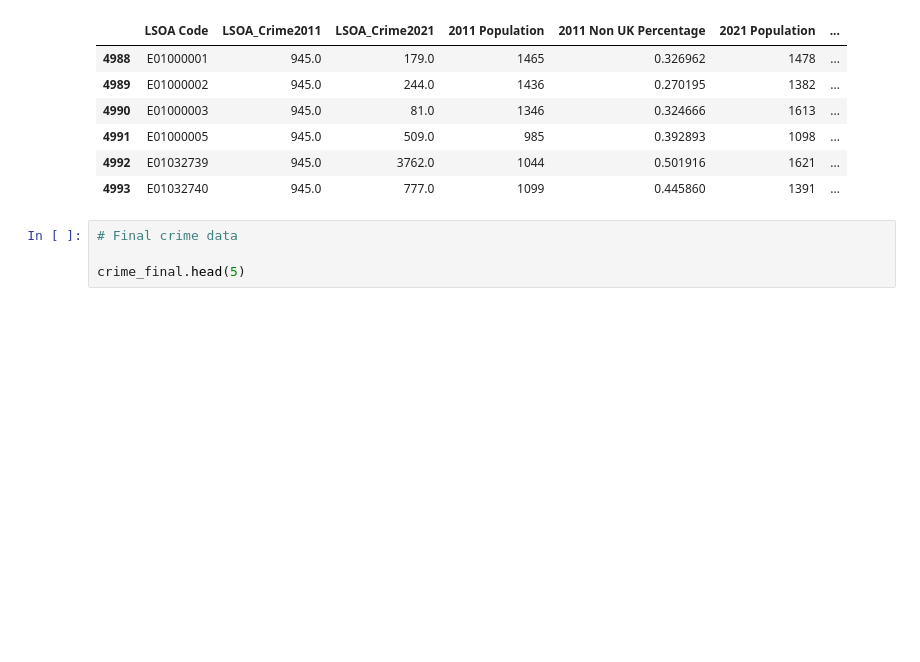
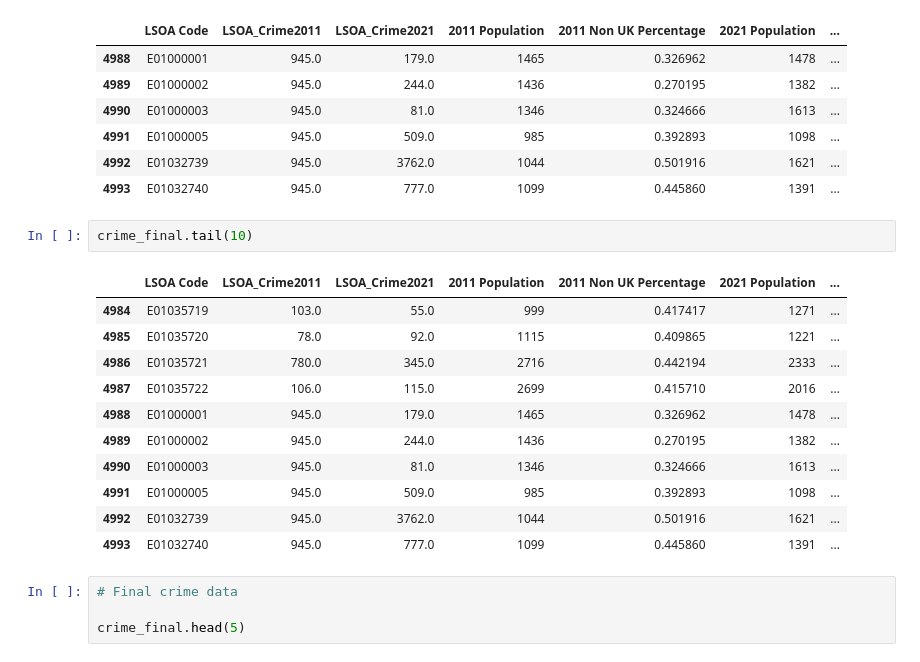
Before and after one commit to Saadsiddiqui100/Data-Analytics-Project, a Jupyter notebook: NCG613a_Project1.ipynb, the cells around one changed output. Cells and saved outputs as stored; diff of their text form; blank space fills up the shorter version.

Commit message:
Update a tail(10) statement

```diff
--- a/NCG613a_Project1.ipynb
+++ b/NCG613a_Project1.ipynb
@@ -257,6 +257,20 @@ crime_final[crime_final['LSOA Code'].isin(na_lsoa) == True]
 | 4991 | E01000005 | 945.0 | 509.0 | 985 | 0.392893 | 1098 | ... |
 | 4992 | E01032739 | 945.0 | 3762.0 | 1044 | 0.501916 | 1621 | ... |
 | 4993 | E01032740 | 945.0 | 777.0 | 1099 | 0.445860 | 1391 | ... |
+# %%
+crime_final.tail(10)
+# %% [output]
+|  | LSOA Code | LSOA_Crime2011 | LSOA_Crime2021 | 2011 Population | 2011 Non UK Percentage | 2021 Population | ... |
+| 4984 | E01035719 | 103.0 | 55.0 | 999 | 0.417417 | 1271 | ... |
+| 4985 | E01035720 | 78.0 | 92.0 | 1115 | 0.409865 | 1221 | ... |
+| 4986 | E01035721 | 780.0 | 345.0 | 2716 | 0.442194 | 2333 | ... |
+| 4987 | E01035722 | 106.0 | 115.0 | 2699 | 0.415710 | 2016 | ... |
+| 4988 | E01000001 | 945.0 | 179.0 | 1465 | 0.326962 | 1478 | ... |
+| 4989 | E01000002 | 945.0 | 244.0 | 1436 | 0.270195 | 1382 | ... |
+| 4990 | E01000003 | 945.0 | 81.0 | 1346 | 0.324666 | 1613 | ... |
+| 4991 | E01000005 | 945.0 | 509.0 | 985 | 0.392893 | 1098 | ... |
+| 4992 | E01032739 | 945.0 | 3762.0 | 1044 | 0.501916 | 1621 | ... |
+| 4993 | E01032740 | 945.0 | 777.0 | 1099 | 0.445860 | 1391 | ... |
 # %%
 # Final crime data
 
```
Also changed, not shown: parts of 1 cell of this notebook.
